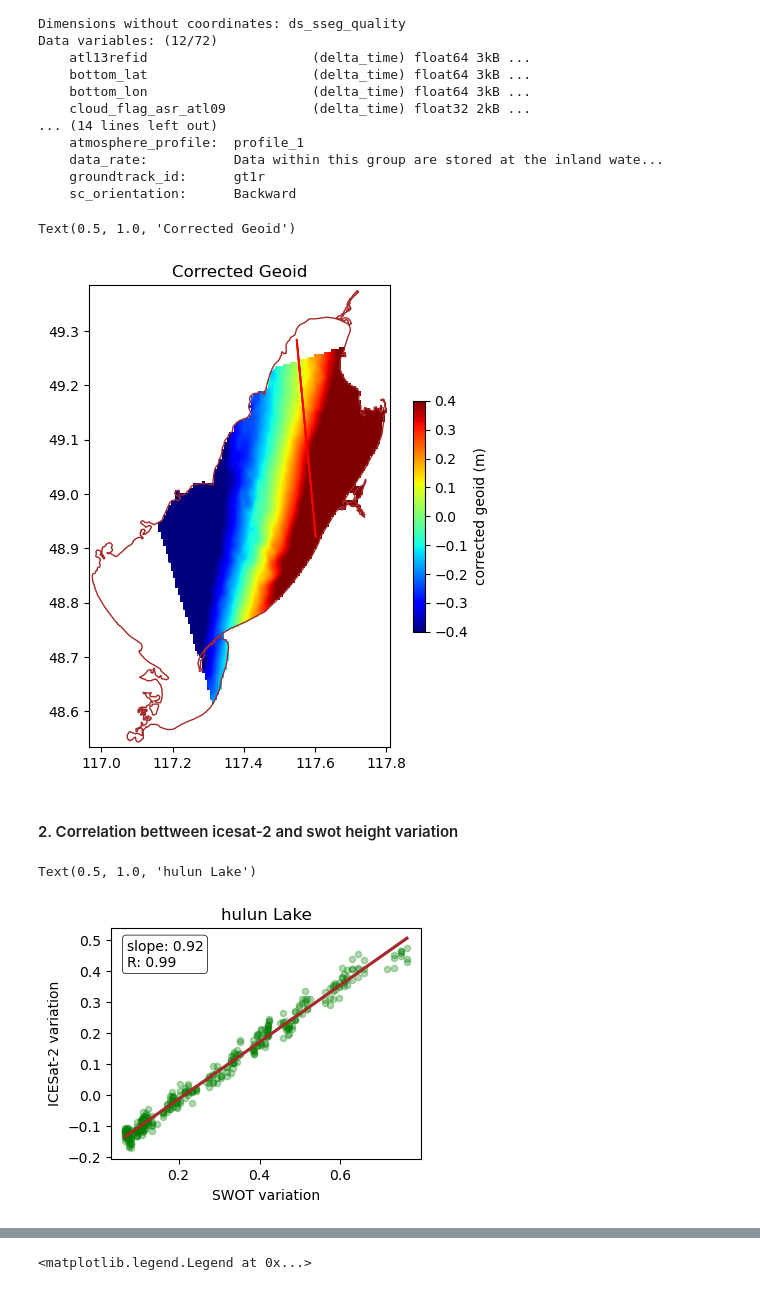
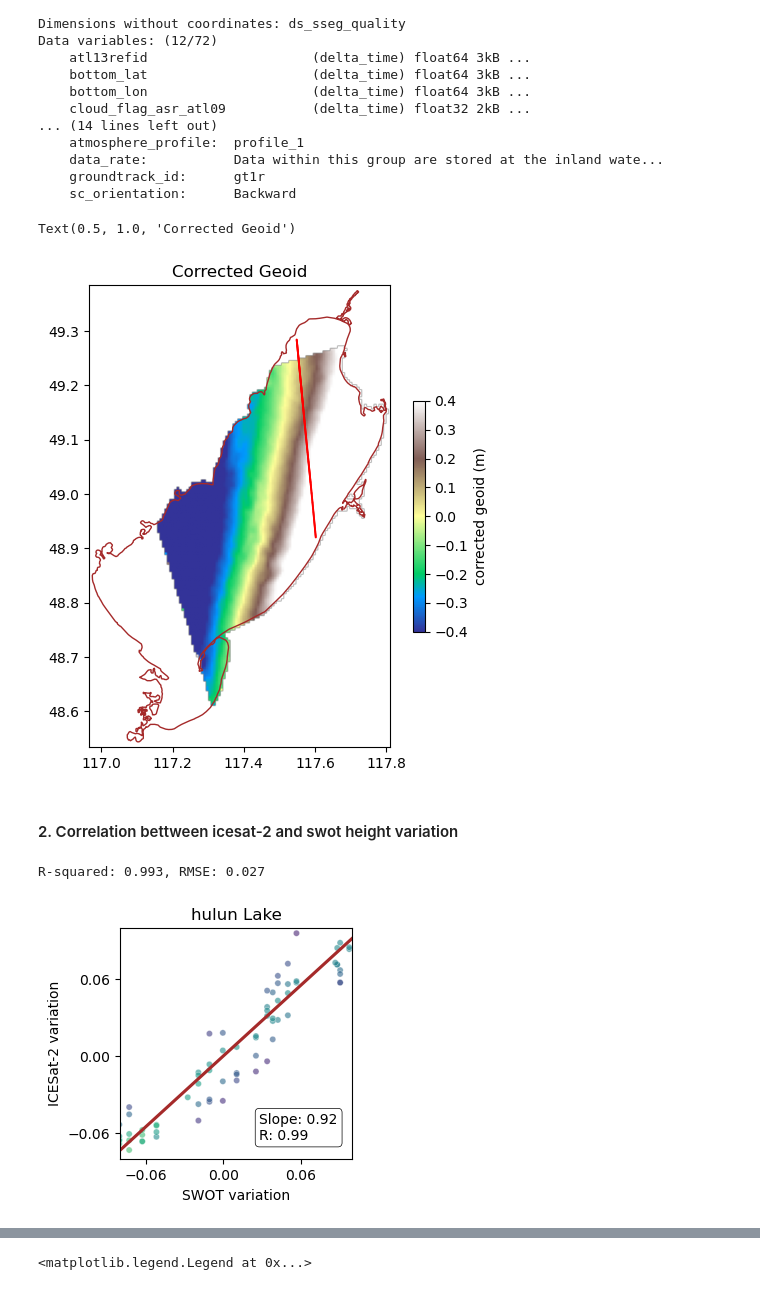
Before and after one commit to xinluo2018/swot-for-geoid, a Jupyter notebook: visual/4_1_altimetry_isat2_process.ipynb, the cells around one changed output, grey strips where cells are left out. Saved outputs shown, nothing was run; the diff lists cells and outputs as text; code cells hidden in the pictures.

```diff
--- a/visual/4_1_altimetry_isat2_process.ipynb
+++ b/visual/4_1_altimetry_isat2_process.ipynb
@@ -104,16 +98,18 @@ extent_raster = [raster_ht_spavar.x.min(), raster_ht_spavar.x.max(),
            raster_ht_spavar.y.min(), raster_ht_spavar.y.max()]
 fig, ax = plt.subplots(1, 1, figsize=(6, 6))
 ## plot the smoothed spatial variation of lake surface height
-img_show1 = ax.imshow(raster_ht_spavar.ht_spavar_smoothed.values, cmap='jet',
-                        vmin = -0.4, vmax = 0.4, extent=extent_raster)
-lake_gdf.plot(ax=ax, edgecolor='Brown', facecolor='none', linewidth=1)
+img_show1 = ax.imshow(raster_ht_spavar.ht_spavar_smoothed.values,
+                      cmap='terrain',
+                      vmin = -0.4, vmax = 0.4,
+                      extent=extent_raster)
+plt.colorbar(img_show1, ax=ax, label='corrected geoid (m)', shrink=0.5)
+lake_gdf.plot(ax=ax, edgecolor='brown', facecolor='none', linewidth=1)
 scat1 = ax.scatter(x=atl13_xr_mask.segment_lon, y=atl13_xr_mask.segment_lat,
                       c='red', s=2, edgecolor='none')
-plt.colorbar(img_show1, ax=ax, label='corrected geoid (m)', shrink=0.5)
 ax.set_title('Corrected Geoid')
 # %% [output]
 Text(0.5, 1.0, 'Corrected Geoid')
-[figure, old version]
+[figure, new version]
 # %%
 ## Sample corrected geoid values at ATL13 points
 atl13_track_spavar = sample_from_raster(
@@ -129,27 +125,60 @@ atl13_spavar = atl13_xr_mask.ht_water_surf.values - atl13_median
 #### 2. Correlation bettween icesat-2 and swot height variation
 # %%
 ids_mask = np.isfinite(atl13_track_spavar) & np.isfinite(atl13_spavar)
-data_spavar = pd.DataFrame({'ht_var_swot': atl13_track_spavar[ids_mask],
-                            'ht_var_atl13': atl13_spavar[ids_mask]})
+data_spavar = pd.DataFrame({'ht_var_swot': atl13_track_spavar[ids_mask]
+                                          - np.nanmean(atl13_track_spavar[ids_mask]),
+                            'ht_var_atl13': atl13_spavar[ids_mask]
+                                          - np.nanmean(atl13_spavar[ids_mask])})
 slope, intercept, r_value, p_value, std_err = stats.linregress(data_spavar['ht_var_swot'],
                                                                data_spavar['ht_var_atl13'])
+rmse = np.sqrt(np.mean((data_spavar['ht_var_swot'] - data_spavar['ht_var_atl13'])**2))
+print(f"R-squared: {r_value:.3f}, RMSE: {rmse:.3f}")
+# %% [output]
+R-squared: 0.993, RMSE: 0.027
+# %%
+from scipy.stats import gaussian_kde
+xy = np.vstack([data_spavar['ht_var_swot'],
+                data_spavar['ht_var_atl13']])
+kernel = gaussian_kde(xy)(xy)
 # %%
-fig, ax = plt.subplots(1, 1, figsize=(4, 3))
+fig, ax = plt.subplots(1, 1, figsize=(3, 3))
+
+sns.scatterplot(data=data_spavar,
+                x="ht_var_swot",
+                y="ht_var_atl13",
+                c=kernel,
+                cmap = 'viridis',
+                alpha=0.6,
+                s=20,
+                legend=False,
+                ax=ax)
 sns.regplot(data=data_spavar,
             x="ht_var_swot",
             y="ht_var_atl13",
             ci=None,
-            line_kws={"color": "brown"}, marker='o',
-            scatter_kws={"s": 20, "alpha":0.3, "color":"green"}, ax=ax)
-plt.annotate(f'slope: {slope:.2f}\nR: {r_value:.2f}', xy=(0.05, 0.95), xycoords='axes fraction',
-             fontsize=10, ha='left', va='top',
-             bbox=dict(boxstyle='round,pad=0.3', fc='white', ec='black', lw=0.5))
-ax.set_xlabel('SWOT variation')
-ax.set_ylabel('ICESat-2 variation')
+            scatter=False,
+            # scatter_kws={"s": 10, "alpha": 0.2, "color": "green"},
+            line_kws={"color": "brown"},
+            ax=ax)
+
+plt.annotate(f'Slope: {slope:.2f}\nR: {r_value:.2f}',
+             xy=(0.6, 0.2),
+             xycoords='axes fraction',
+             fontsize=10,
+             ha='left',
+             va='top',
+             bbox=dict(boxstyle='round, pad=0.3', fc='white', ec='black', lw=0.5))
+
+ax.set_xlabel('SWOT variation', fontsize=10)
+ax.set_ylabel('ICESat-2 variation', fontsize=10)
 ax.set_title(f'{lake_name} Lake')
-# ax.set_ylim(-0.16, 0.16)
-# ax.set_xlim(-0.05, 0.16)
+ax.set_ylim(-0.08, 0.1); ax.set_xlim(-0.08, 0.1) ## chaohu
+# ax.set_ylim(-0.08, 0.09); ax.set_xlim(-0.08, 0.09) ## dianchi
+# ax.set_ylim(-0.09, 0.12); ax.set_xlim(-0.09, 0.12) ## gyaring
+# ax.set_ylim(-0.26, 0.51); ax.set_xlim(-0.26, 0.51) ## hulun
+# ax.set_ylim(-0.23, 0.1); ax.set_xlim(-0.23, 0.1) ## siling co
+ax.yaxis.set_major_locator(mticker.MaxNLocator(nbins=3))
+ax.xaxis.set_major_locator(mticker.MaxNLocator(nbins=3))
 # %% [output]
-Text(0.5, 1.0, 'hulun Lake')
-[figure, old version]
+[figure, new version]
 # %% [markdown]
```
Also changed, not shown: parts of 15 cells of this notebook, 20 other files.
